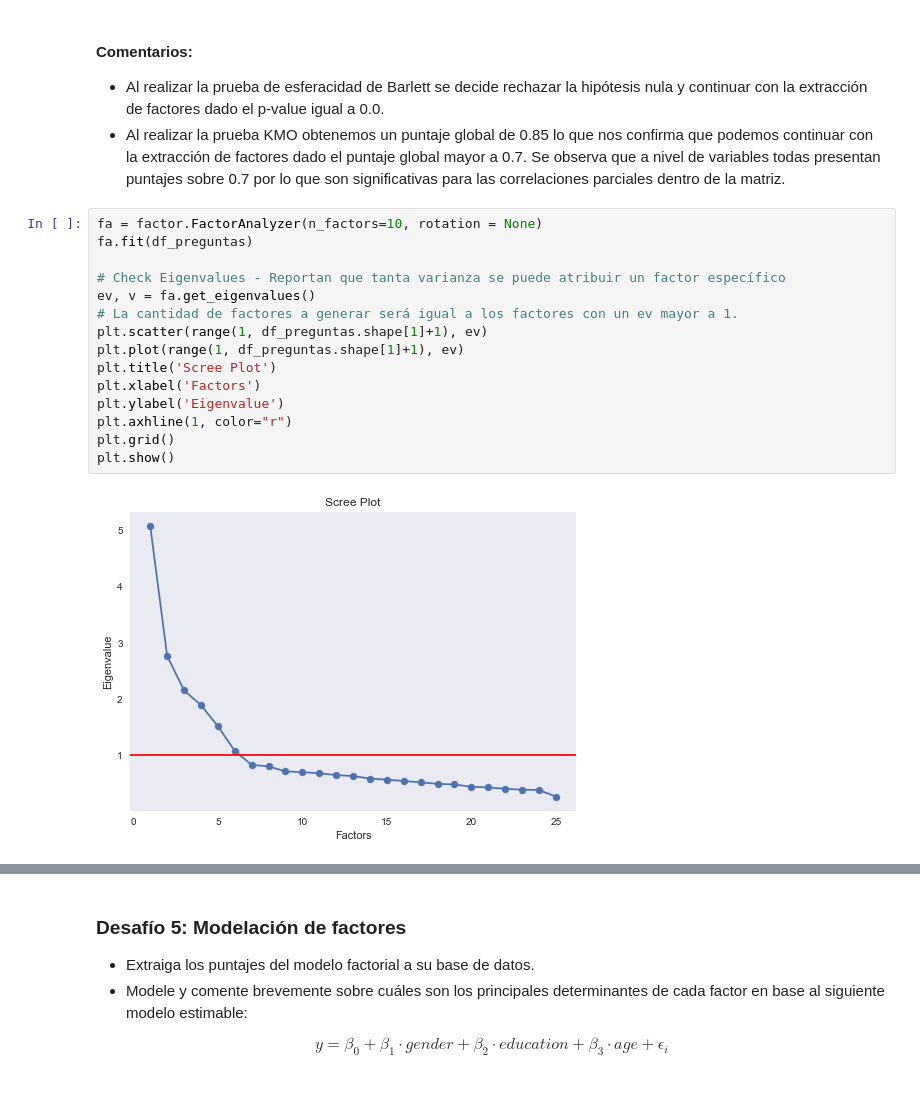
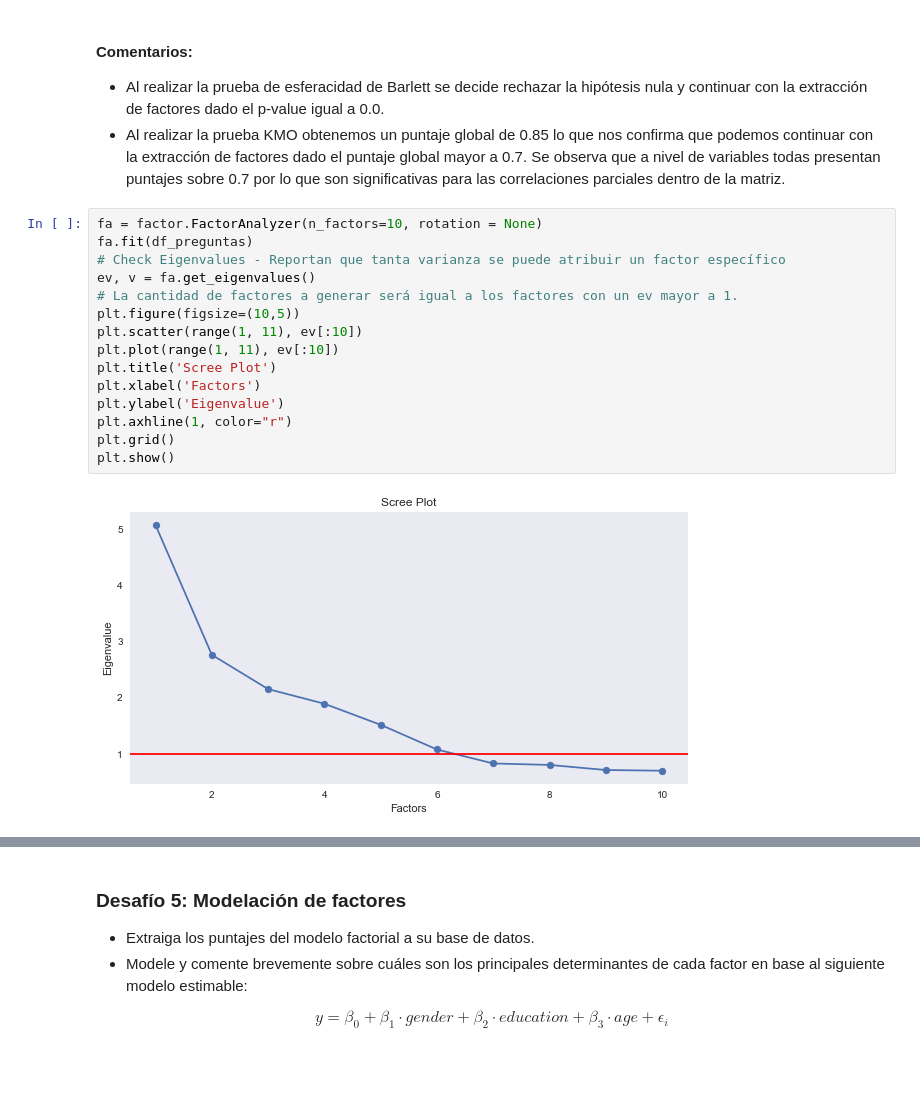
Before and after one commit to jvaldesh/data_science, a Jupyter notebook: 02_fundamentos_data_science/13. Dimensionalidad y Agrupación I/Template Desafío - Dimensionalidad y Agrupación (I).ipynb, the cells around one changed output, grey strips where cells are left out. Drawn from its saved outputs; the diff is of its cells as text.

```diff
--- a/02_fundamentos_data_science/13. Dimensionalidad y Agrupación I/Template Desafío - Dimensionalidad y Agrupación (I).ipynb
+++ b/02_fundamentos_data_science/13. Dimensionalidad y Agrupación I/Template Desafío - Dimensionalidad y Agrupación (I).ipynb
@@ -188,17 +188,17 @@ print(factor.calculate_kmo(df_preguntas))
 # %%
 fa = factor.FactorAnalyzer(n_factors=10, rotation = None)
 fa.fit(df_preguntas)
-
 # Check Eigenvalues - Reportan que tanta varianza se puede atribuir un factor específico
 ev, v = fa.get_eigenvalues()
 # La cantidad de factores a generar será igual a los factores con un ev mayor a 1.
-plt.scatter(range(1, df_preguntas.shape[1]+1), ev)
-plt.plot(range(1, df_preguntas.shape[1]+1), ev)
+plt.figure(figsize=(10,5))
+plt.scatter(range(1, 11), ev[:10])
+plt.plot(range(1, 11), ev[:10])
 plt.title('Scree Plot')
 plt.xlabel('Factors')
 plt.ylabel('Eigenvalue')
 plt.axhline(1, color="r")
 plt.grid()
 plt.show()
 # %% [output]
-[figure, old version]
+[figure, new version]
```
Also changed, not shown: parts of 12 cells of this notebook.
